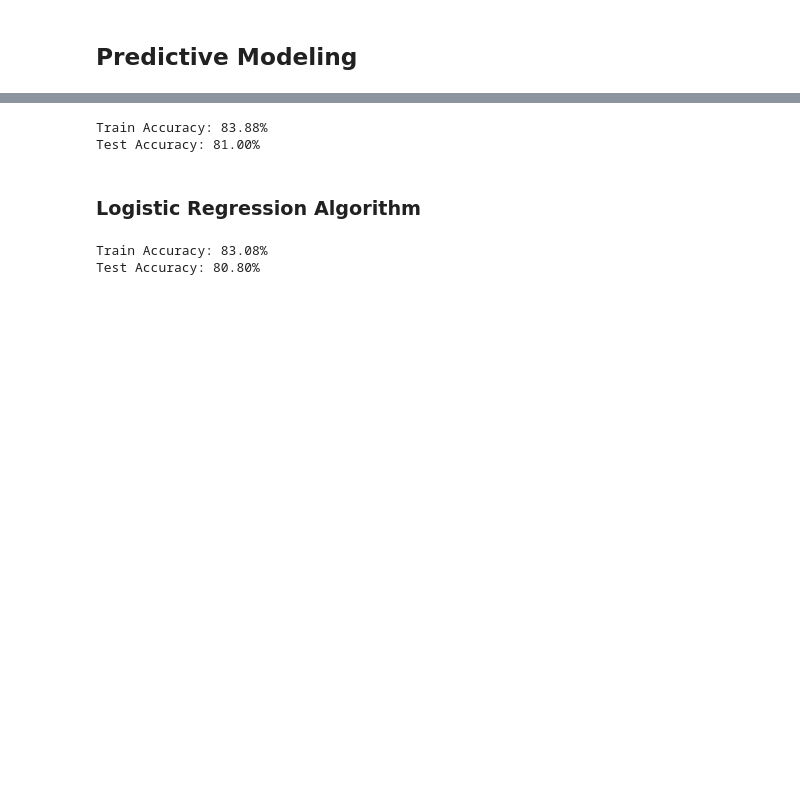
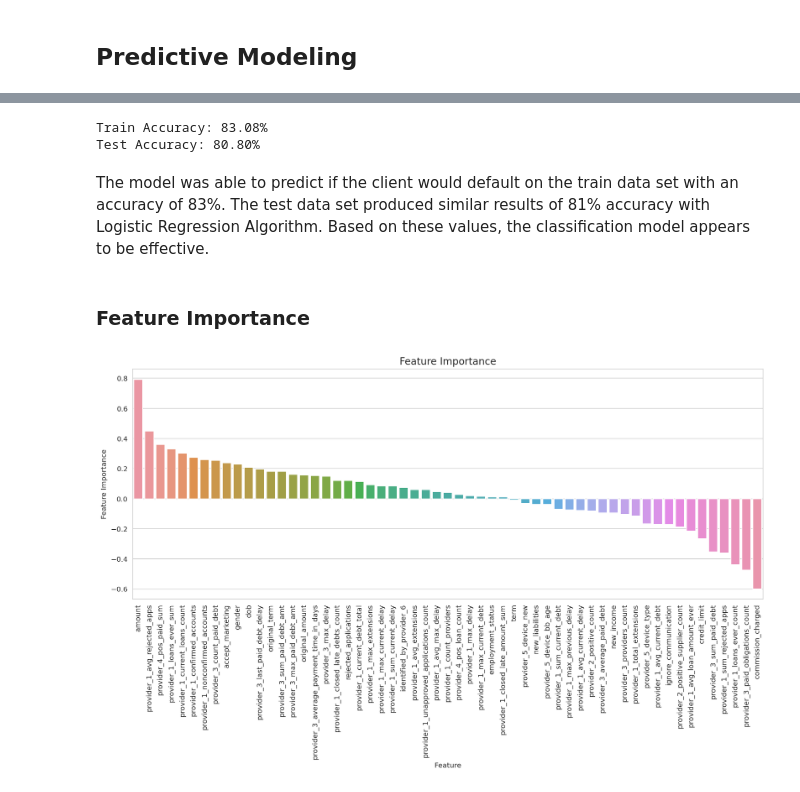
Before and after one commit to ArtisVansovics/loan_data_analysis, a Jupyter notebook: loan_data_analysis.ipynb, the cells around one changed output, grey strips where cells are left out. Cells and saved outputs as stored; diff of their text form; code cells hidden in the pictures; blank space fills up the shorter version.

Commit message:
Updated model evaluation and cleaned up the project

```diff
--- a/loan_data_analysis.ipynb
+++ b/loan_data_analysis.ipynb
@@ -351,10 +345,11 @@ x_test_sc = scaler.transform(x_test)
 # %%
-# Model creation and training
-cls = SVC().fit(x_train_sc, y_train)
+# Model creation and training with Logistic Regression Algorithm
+model = LogisticRegression(max_iter = 1000)
+model.fit(x_train_sc, y_train)
 
 # Model predictions
-y_train_pred = cls.predict(x_train_sc)
-y_test_pred = cls.predict(x_test_sc)
+y_train_pred = model.predict(x_train_sc)
+y_test_pred = model.predict(x_test_sc)
 
 # Model performance
 accuracy_train = accuracy_score(y_train, y_train_pred)
@@ -363,25 +358,27 @@ accuracy_test = accuracy_score(y_test, y_test_pred)
 print('\nTrain Accuracy:{: .2f}%'.format(accuracy_train*100))
 print('Test Accuracy:{: .2f}%'.format(accuracy_test*100))
 # %% [output]
-Train Accuracy: 83.88%
-Test Accuracy: 81.00%
+Train Accuracy: 83.08%
+Test Accuracy: 80.80%
-# %% [markdown]
-### Logistic Regression Algorithm
-# %%
-# Model creation and training
-model = LogisticRegression(max_iter = 1000)
-model.fit(x_train_sc, y_train)
-
-# Model predictions
-y_train_pred = model.predict(x_train_sc)
-y_test_pred = model.predict(x_test_sc)
-
-# Model performance
-accuracy_train = accuracy_score(y_train, y_train_pred)
-accuracy_test = accuracy_score(y_test, y_test_pred)
-
-print('\nTrain Accuracy:{: .2f}%'.format(accuracy_train*100))
-print('Test Accuracy:{: .2f}%'.format(accuracy_test*100))
-# %% [output]
-Train Accuracy: 83.08%
-Test Accuracy: 80.80%
+# %% [markdown]
+The model was able to predict if the client would default on the train data set with an accuracy of 83%. The test data set produced similar results of 81% accuracy with Logistic Regression Algorithm. Based on these values, the classification model appears to be effective.
+# %% [markdown]
+### Feature Importance
+# %%
+# Coefficients for feature importance for Logistic Regression
+importance = model.coef_[0]
+# Feature labels with fpd30 removed as it is the dependent variable
+labels = list(df.columns)
+labels.remove('fpd30')
+
+temp = pd.DataFrame({'Feature': labels, 'Feature Importance': importance})
+temp = temp.sort_values(by='Feature Importance', ascending=False)
+
+plt.figure(figsize = (16,6))
+plt.title('Feature Importance', fontsize=14)
+s = sns.barplot(x='Feature', y='Feature Importance', data=temp)
+s.set_xticklabels(s.get_xticklabels(), rotation=90)
+
+plt.show()
+# %% [output]
+[figure, added]
```
Also changed, not shown: parts of 27 cells of this notebook.
